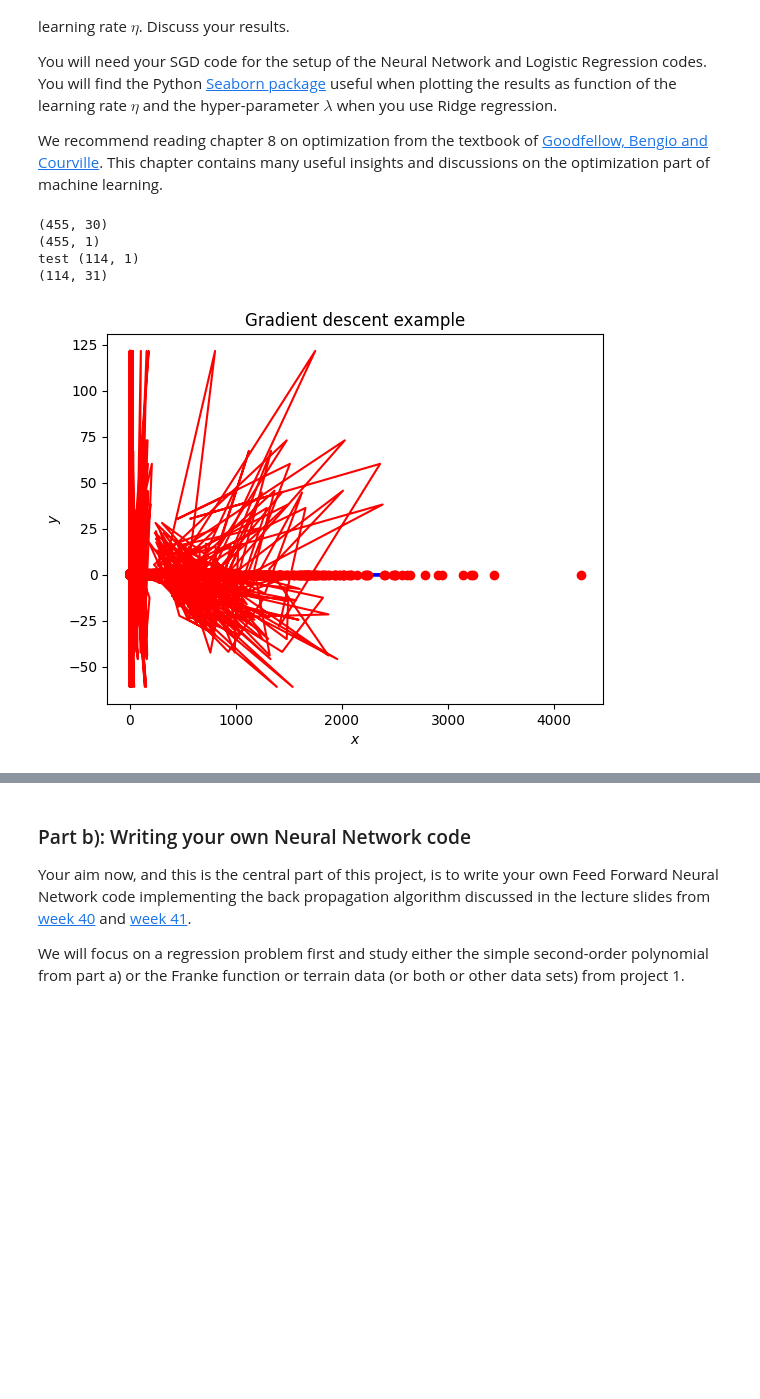
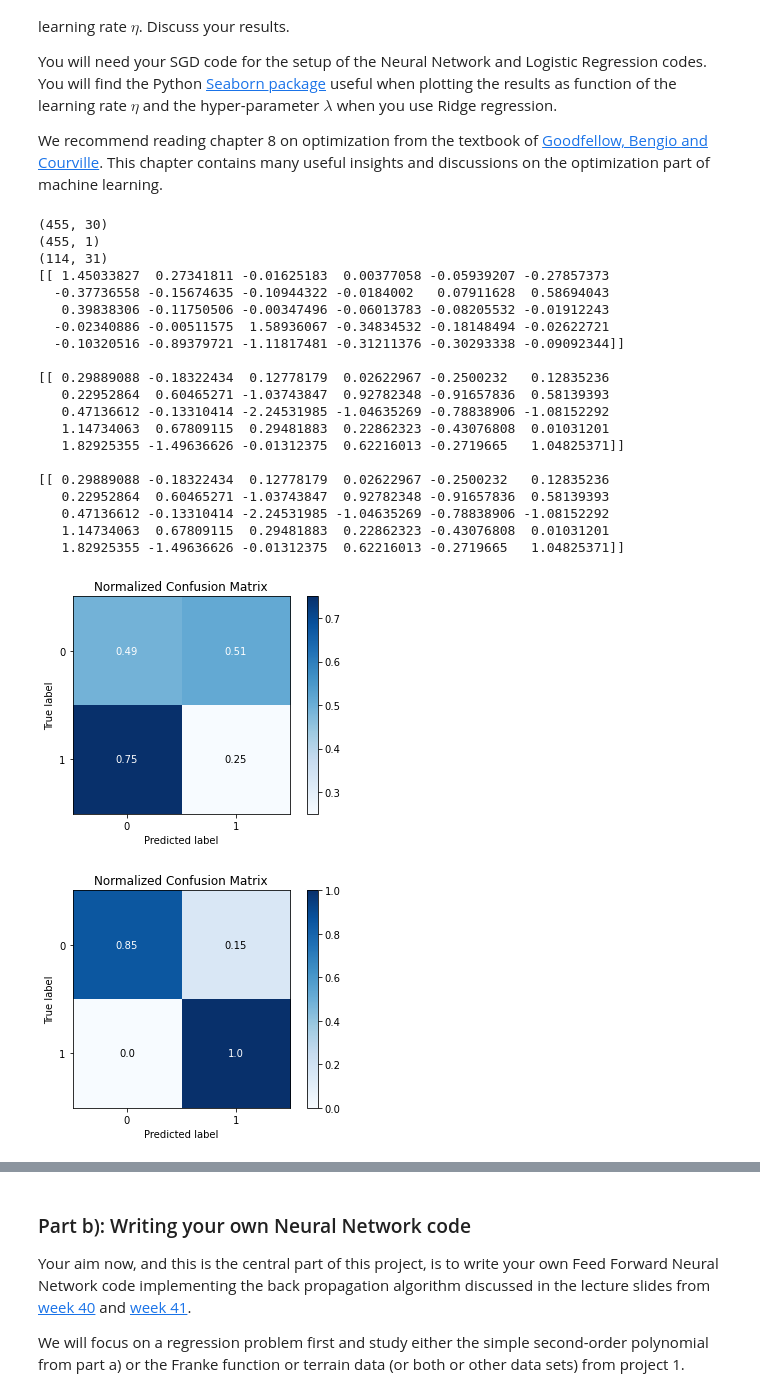
Before and after one commit to Yamacia/Project2data-ml, a Jupyter notebook: project2.ipynb, the cells around one changed output, grey strips where cells are left out. Cells and saved outputs as stored; diff of their text form; code cells hidden in the pictures; blank space fills up the shorter version.

```diff
--- a/project2.ipynb
+++ b/project2.ipynb
@@ -117,6 +120,11 @@ regression.
 
 We recommend reading chapter 8 on optimization from the textbook of [Goodfellow, Bengio and Courville](https://www.deeplearningbook.org/). This chapter contains many useful insights and discussions on the optimization part of machine learning.
 # %%
+warnings.filterwarnings("ignore", category=ConvergenceWarning)
+
+def CostOLS(beta):
+    return (1.0/n)*np.sum((y-X @ beta)**2)
+
 X = X_train
 print(X.shape) # (455,30)
 n = X_train.shape[0] # 455
@@ -126,41 +134,90 @@ print(y.shape)
 H = (2.0/n)* X.T @ X
 # Get the eigenvalues
 EigValues, EigVectors = np.linalg.eig(H)
 # print(f"Eigenvalues of Hessian Matrix:{EigValues}")
 
 beta_linreg = np.linalg.inv(X.T @ X) @ (X.T @ y)
 # print(beta_linreg)
 beta = np.random.randn(X_train.shape[1], 1)
+beta_autograd = beta
 # print(beta.shape) # (30,1)
 
 eta = 1.0/np.max(EigValues)
 Niterations = 1000
 
+training_gradient = grad(CostOLS)
 
 for iter in range(Niterations):
+    # Numpy implementation
     gradient = 2.0/n*X.T @ ((X @ beta)-y)
-    #gradient has the wrong dimensions, idk how this happened
     beta -= eta*gradient
 
+    # Autograd implementation
+    gradient = training_gradient(beta_autograd)
+    beta_autograd -= eta*gradient
+
+beta_logistic = LogisticRegression(solver='lbfgs')
+beta_logistic.fit(X_train, y_train)
 
 # print(beta)
 xnew = X_test
-print("test", np.ones((len(xnew), 1)).shape)
+x = np.arange(len(y_test))
 xbnew = np.c_[np.ones((len(xnew), 1)), xnew]
 print(xbnew.shape)
 ypredict = xnew.dot(beta)
 ypredict2 = xnew.dot(beta_linreg)
-plt.plot(xnew, ypredict, "r-")
-plt.plot(xnew, ypredict2, "b-")
-plt.plot(X, y ,'ro')
-# plt.axis([0,2.0,0, 15.0])
-plt.xlabel(r'$x$')
-plt.ylabel(r'$y$')
-plt.title(r'Gradient descent example')
+ypredict3 = xnew.dot(beta_logistic.coef_.T)
+ypredict4 = xnew.dot(beta_autograd)
+
+print(beta_logistic.coef_)
+print()
+print(beta.T)
+print()
+print(beta_autograd.T)
+
+# plt.figure(figsize=(16,9))
+# plt.plot(x, ypredict, "r-", label = "Gradient Descent")
+# plt.plot(x, ypredict2, "b-", label = "Linear Inversion")
+# plt.plot(x, ypredict3, "g-", label = "Linear Regression")
+# plt.plot(x, ypredict4, "c-", label = "Gradient Descent (Autograd)")
+# plt.plot(x, y_test ,'ro')
+# plt.axis([0,len(X_test),-1,2])
+# plt.xlabel(r'$x$')
+# plt.ylabel(r'$y$')
+# plt.title(r'Gradient descent example')
+# plt.legend()
+# plt.show()
+
+ypredict_binary = [1 if x >= 0.5 else 0 for x in ypredict]
+ypredict_binary2 = [1 if x >= 0.5 else 0 for x in ypredict2]
+ypredict_binary4 = [1 if x >= 0.5 else 0 for x in ypredict4]
+y_pred = beta_logistic.predict(X_test)
+
+skplt.metrics.plot_confusion_matrix(y_test, ypredict_binary, normalize=True)
+skplt.metrics.plot_confusion_matrix(y_test, ypredict_binary2, normalize=True)
+skplt.metrics.plot_confusion_matrix(y_test, y_pred, normalize=True)
+skplt.metrics.plot_confusion_matrix(y_test, ypredict_binary4, normalize=True)
 plt.show()
 # %% [output]
 (455, 30)
 (455, 1)
-test (114, 1)
 (114, 31)
+[[ 1.45033827  0.27341811 -0.01625183  0.00377058 -0.05939207 -0.27857373
+  -0.37736558 -0.15674635 -0.10944322 -0.0184002   0.07911628  0.58694043
+   0.39838306 -0.11750506 -0.00347496 -0.06013783 -0.08205532 -0.01912243
+  -0.02340886 -0.00511575  1.58936067 -0.34834532 -0.18148494 -0.02622721
+  -0.10320516 -0.89379721 -1.11817481 -0.31211376 -0.30293338 -0.09092344]]
+
+[[ 0.29889088 -0.18322434  0.12778179  0.02622967 -0.2500232   0.12835236
+   0.22952864  0.60465271 -1.03743847  0.92782348 -0.91657836  0.58139393
+   0.47136612 -0.13310414 -2.24531985 -1.04635269 -0.78838906 -1.08152292
+   1.14734063  0.67809115  0.29481883  0.22862323 -0.43076808  0.01031201
+   1.82925355 -1.49636626 -0.01312375  0.62216013 -0.2719665   1.04825371]]
+
+[[ 0.29889088 -0.18322434  0.12778179  0.02622967 -0.2500232   0.12835236
+   0.22952864  0.60465271 -1.03743847  0.92782348 -0.91657836  0.58139393
+   0.47136612 -0.13310414 -2.24531985 -1.04635269 -0.78838906 -1.08152292
+   1.14734063  0.67809115  0.29481883  0.22862323 -0.43076808  0.01031201
+   1.82925355 -1.49636626 -0.01312375  0.62216013 -0.2719665   1.04825371]]
-[figure, old version]
+[figure, new version]
+[figure, added]
```
Also changed, not shown: parts of 7 cells of this notebook.
